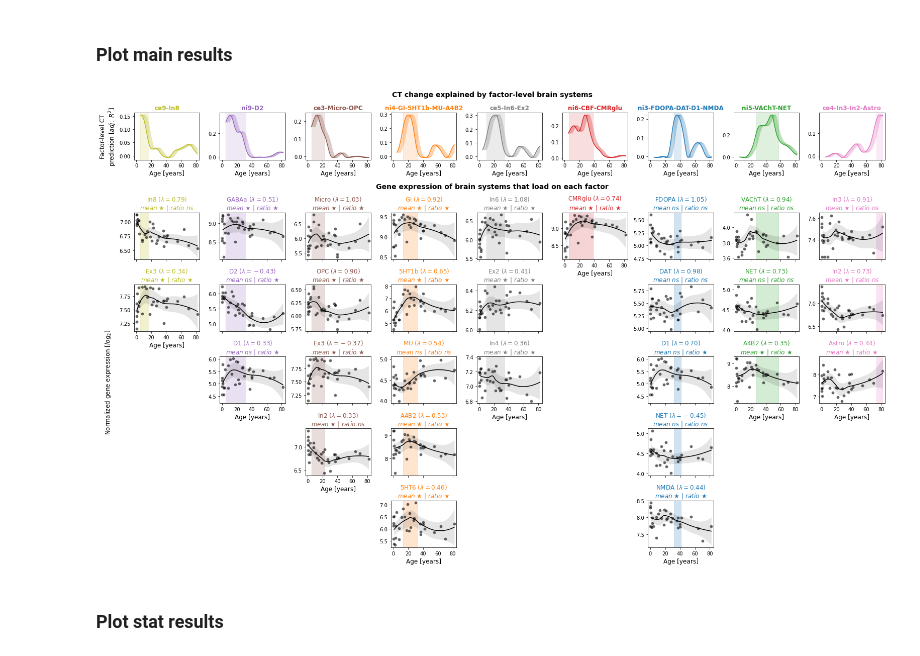
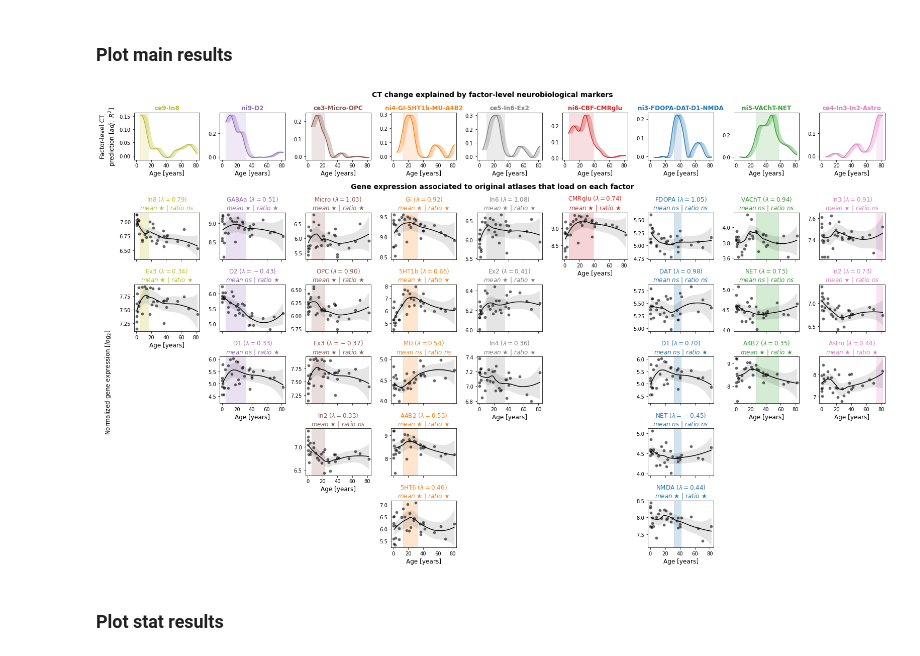
Before and after one commit to LeonDLotter/CTdev, a Jupyter notebook: 3_trajectories_expression.ipynb, the cells around one changed output. Cells and saved outputs as stored; diff of their text form; code cells hidden in the pictures.

```diff
--- a/3_trajectories_expression.ipynb
+++ b/3_trajectories_expression.ipynb
@@ -891,40 +891,40 @@ for c, pred in enumerate(predictors_sig_pm_sorted):
 
 # labels
 for s, y in zip(
-    ["CT change explained by factor-level brain systems",
-     "Gene expression of brain systems that load on each factor"],
+    ["CT change explained by factor-level neurobiological markers",
+     "Gene expression associated to original atlases that load on each factor"],
     [1.01, 0.815]
 ):
     fig.text(
         s=s,
         x=0.5,
         y=y,
         ha="center",
         va="center",
         size=14,
         c="k",
         weight="semibold",
         transform=fig.transFigure
     )
 
 axes[0,0].set_ylabel("Factor-level CT\nprediction $[adj.\ R^2]$", size=12)
 fig.text(
     s="Normalized gene expression $[log_2]$",
     rotation=90,
     x=0.018,
     y=0.4,
     ha="center",
     va="center",
     size=12,
     c="k",
     transform=fig.transFigure
 )
 
 # finalize and save
 fig.tight_layout()
 fig.savefig(join(plot_dir, "expression_trajectories.pdf"), bbox_inches="tight")
 # %% [output]
-[figure, old version]
+[figure, new version]
 # %% [markdown]
 ### Plot stat results
 # %%
```
Also changed, not shown: parts of 2 cells of this notebook, 58 other files.
